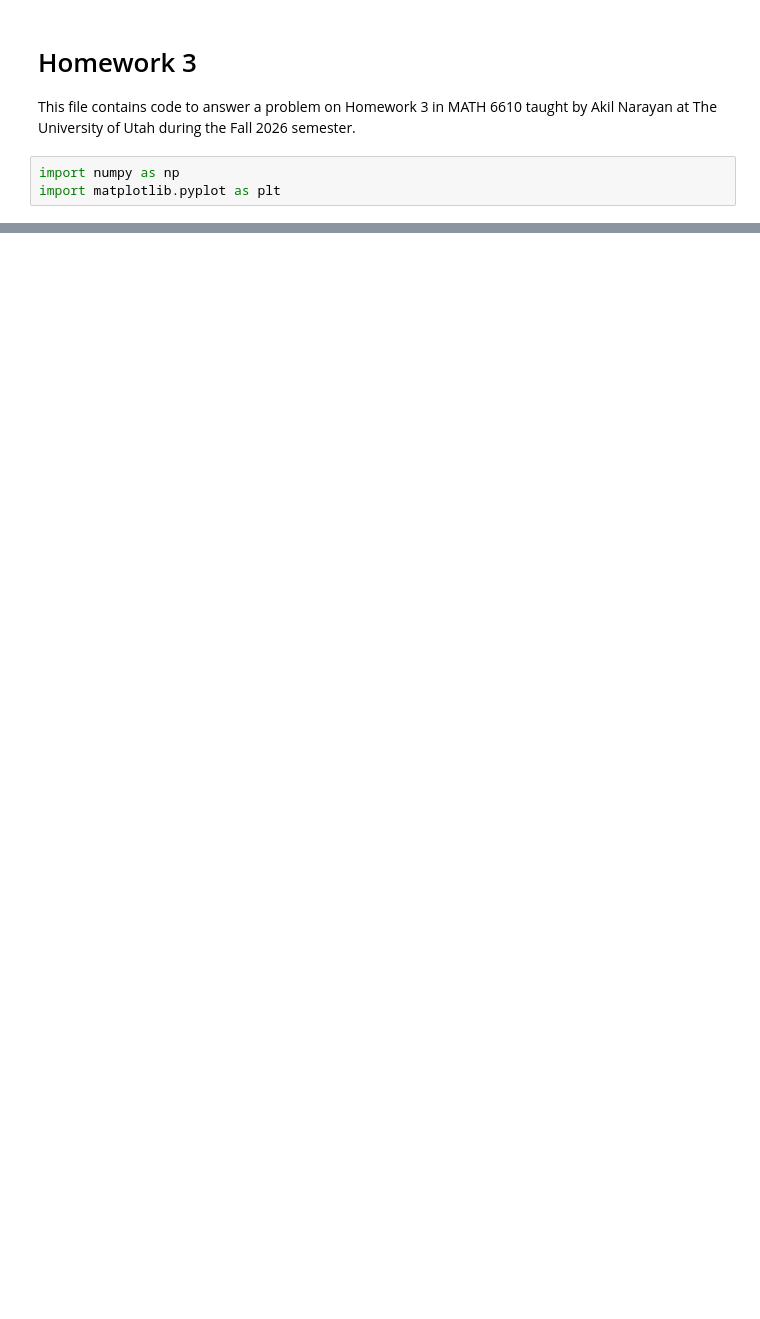
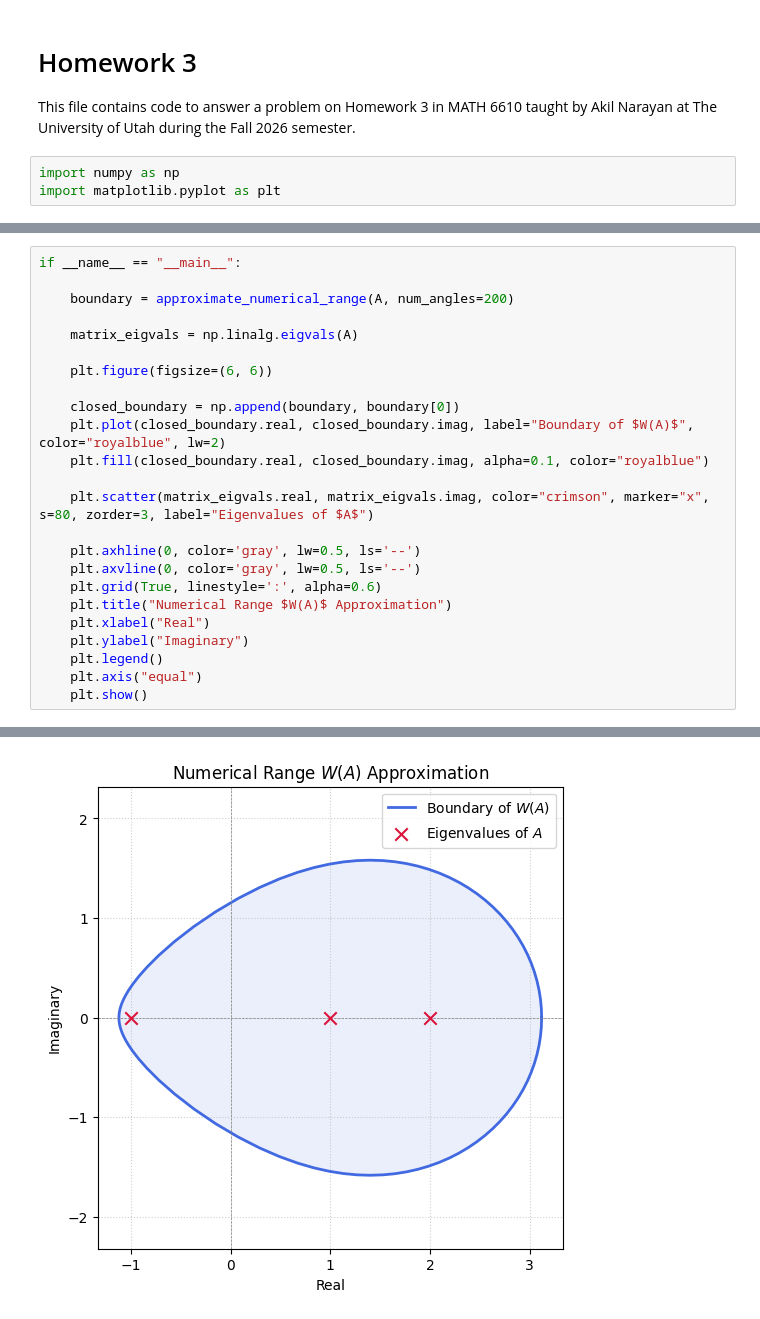
Before and after one commit to maxmartin40/Math-6610-Projects, a Jupyter notebook: Homework3.ipynb, the cells around one changed output, grey strips where cells are left out. Cells and saved outputs as stored; diff of their text form; blank space fills up the shorter version.

Commit message:
Plot numerical range

```diff
--- a/Homework3.ipynb
+++ b/Homework3.ipynb
@@ -60,0 +24,25 @@ approximate_numerical_range(A)
+# %%
+if __name__ == "__main__":
+
+    boundary = approximate_numerical_range(A, num_angles=200)
+
+    matrix_eigvals = np.linalg.eigvals(A)
+
+    plt.figure(figsize=(6, 6))
+
+    closed_boundary = np.append(boundary, boundary[0])
+    plt.plot(closed_boundary.real, closed_boundary.imag, label="Boundary of $W(A)$", color="royalblue", lw=2)
+    plt.fill(closed_boundary.real, closed_boundary.imag, alpha=0.1, color="royalblue")
+
+    plt.scatter(matrix_eigvals.real, matrix_eigvals.imag, color="crimson", marker="x", s=80, zorder=3, label="Eigenvalues of $A$")
+
+    plt.axhline(0, color='gray', lw=0.5, ls='--')
+    plt.axvline(0, color='gray', lw=0.5, ls='--')
+    plt.grid(True, linestyle=':', alpha=0.6)
+    plt.title("Numerical Range $W(A)$ Approximation")
+    plt.xlabel("Real")
+    plt.ylabel("Imaginary")
+    plt.legend()
+    plt.axis("equal")
+    plt.show()
+# %% [output]
@@ -60,0 +66 @@ approximate_numerical_range(A)
+[figure, added]
```
Also changed, not shown: parts of 2 cells of this notebook.
